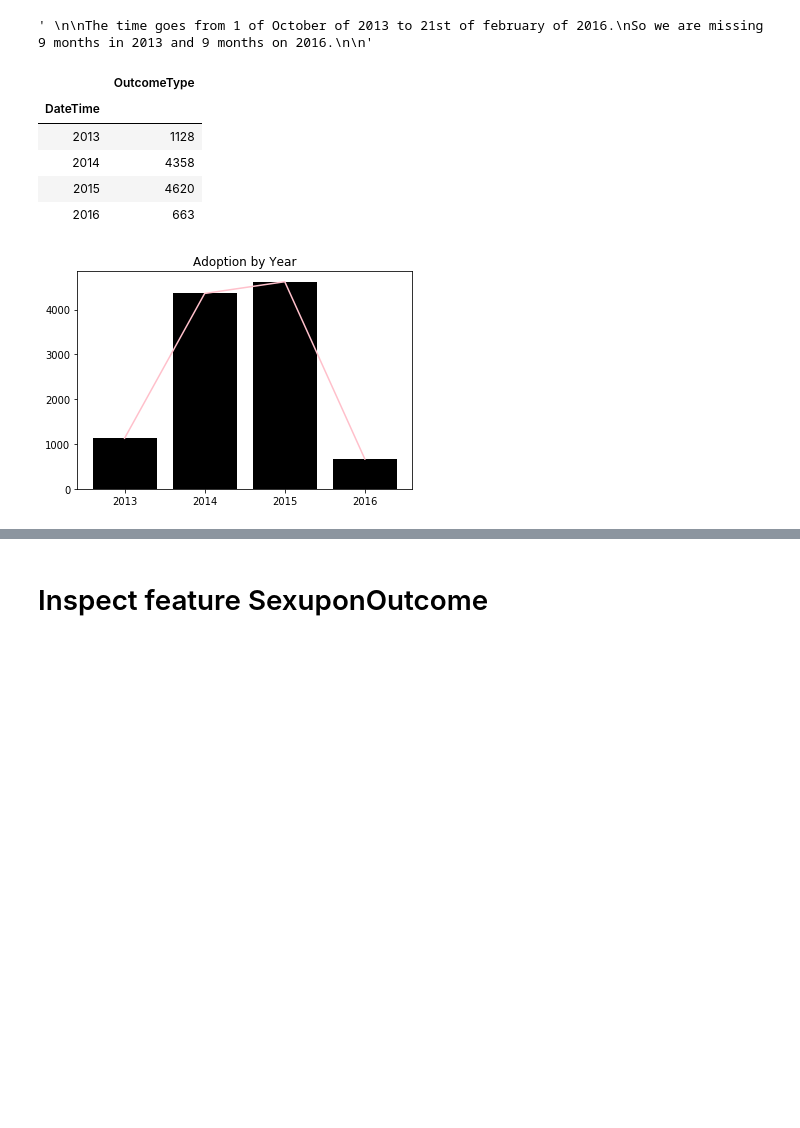
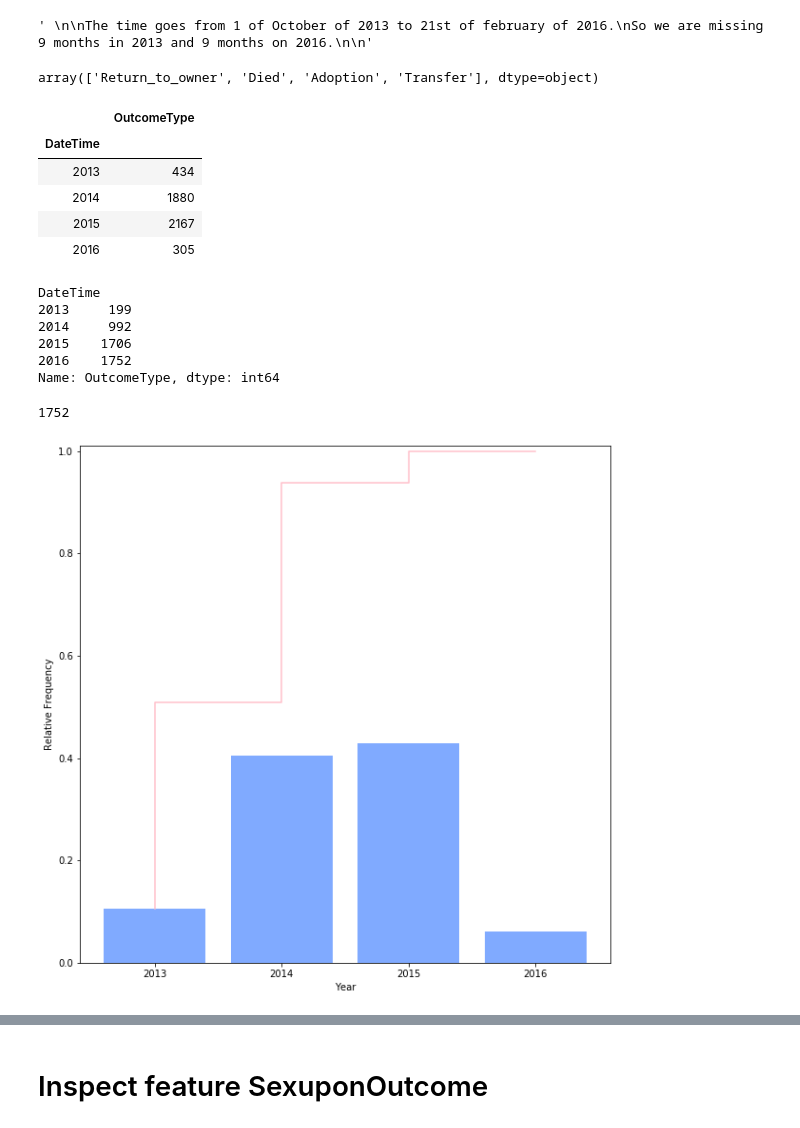
Before and after one commit to ta-data-lis/final-project, a Jupyter notebook: your-project/EDA.ipynb, the cells around one changed output, grey strips where cells are left out. Drawn from its saved outputs; the diff is of its cells as text; code cells hidden in the pictures; blank space fills up the shorter version.

```diff
--- a/your-project/EDA.ipynb
+++ b/your-project/EDA.ipynb
@@ -80,6 +80,9 @@ Return_to_owner     4786
 Euthanasia          1555
 Died                 197
 Name: OutcomeType, dtype: int64
+# %%
+# Put together the animals who die with the ones were Euthanasia -- as DIED
+dt['OutcomeType'].replace('Euthanasia','Died', inplace = True)
 # %%
 ## Ploting Outcome
 
@@ -448,10 +452,15 @@ So we are missing 9 months in 2013 and 9 months on 2016.
 dt['day'] = dt['DateTime'].dt.day
 dt['month'] = dt['DateTime'].dt.month
 dt['year'] = dt['DateTime'].dt.year
+# %%
+## Used just to change the code cell bellow and produce the other graphs
+dt['OutcomeType'].unique()
+# %% [output]
+array(['Return_to_owner', 'Died', 'Adoption', 'Transfer'], dtype=object)
 # %%
 ## Group table by year
 
-adopt = dt.loc[dt['OutcomeType']== 'Adoption']
+adopt = dt.loc[dt['OutcomeType']== 'Return_to_owner']
 
 adopt = adopt[['DateTime','OutcomeType']]
 
@@ -460,7 +469,7 @@ piv
 # %% [output]
 |  | OutcomeType |
 | DateTime |  |
-| 2013 | 1128 |
-| 2014 | 4358 |
-| 2015 | 4620 |
-| 2016 | 663 |
+| 2013 | 434 |
+| 2014 | 1880 |
+| 2015 | 2167 |
+| 2016 | 305 |
@@ -467,13 +479,39 @@ piv
+# %%
+# np.cumsum gives the comulative sum throughout the years
+np.cumsum(piv['OutcomeType'])
+# %% [output]
+DateTime
+2013     199
+2014     992
+2015    1706
+2016    1752
+Name: OutcomeType, dtype: int64
+# %%
+np.cumsum(piv['OutcomeType']).max()
+# %% [output]
+1752
 # %%
 # Plot adoption by year
+fig, axs = plt.subplots(figsize=(10, 10))
 
-plt.bar(piv.index, piv['OutcomeType'], color = 'black')
-plt.plot(piv.index, piv['OutcomeType'], color = 'pink')
+limit = np.cumsum(piv['OutcomeType']).max()
+
+# for y limit
+plt.ylim(0, limit + 0.01)
+
+plt.bar(piv.index, piv['OutcomeType'], color = '#80aaff')
+# us step graph for the comulative increse
+plt.step(piv.index, np.cumsum(piv['OutcomeType']), color = 'pink')  # np.cumsum(piv['OutcomeType']) change for piv['OutcomeType'] for normal
 plt.xticks(list(piv.index))
-plt.title('Adoption by Year')
+#plt.title('Adoption by Year')
+plt.ylabel('Relative Frequency')
+plt.xlabel('Year')
+
+#plt.savefig('Adoption1.png', bbox_inches='tight') # for saving
+
 plt.show()
 # %% [output]
-[figure, old version]
+[figure, new version]
 # %%
 ## do Plotting for outcome at once
 
```
Also changed, not shown: parts of 18 cells of this notebook, 17 other files.
